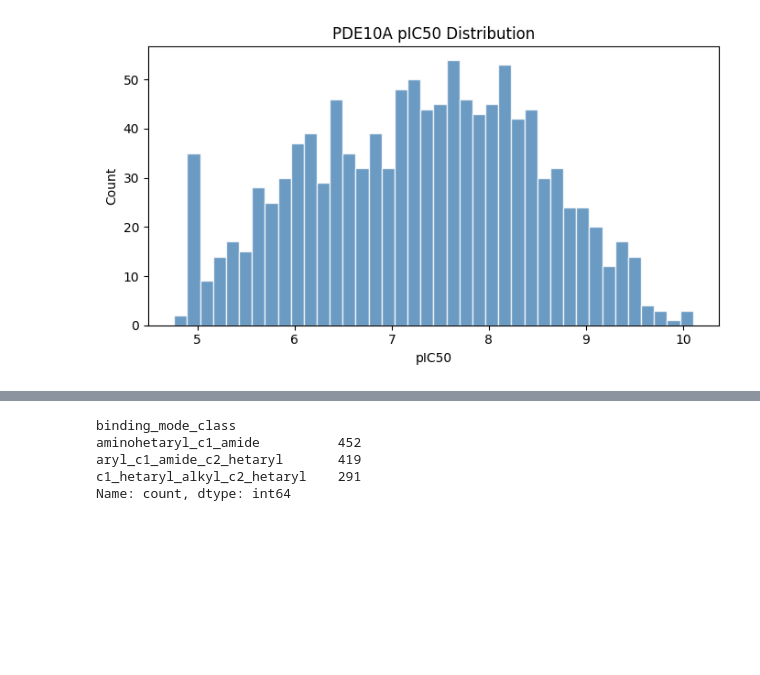
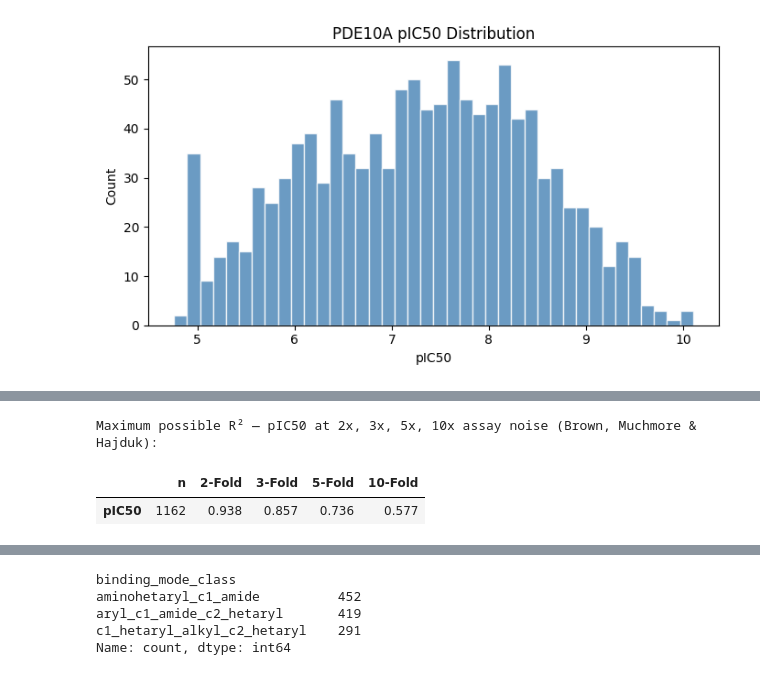
Before and after one commit to Zarif-S/uniq-plus-data-quantity-noise-qsar, a Jupyter notebook: notebooks/02_eda_baseline_pde10a.ipynb, the cells around one changed output, grey strips where cells are left out. Cells and saved outputs as stored; diff of their text form; code cells hidden in the pictures; blank space fills up the shorter version.

```diff
--- a/notebooks/02_eda_baseline_pde10a.ipynb
+++ b/notebooks/02_eda_baseline_pde10a.ipynb
@@ -94,0 +108,9 @@ Kurtosis: -0.775
+# %%
+mc_report = max_corr_report(df, [TARGET_COL])
+mc_report.index = ['pIC50']
+print('Maximum possible R² — pIC50 at 2x, 3x, 5x, 10x assay noise (Brown, Muchmore & Hajduk):')
+display(mc_report.round(3))
+# %% [output]
+Maximum possible R² — pIC50 at 2x, 3x, 5x, 10x assay noise (Brown, Muchmore & Hajduk):
+|  | n | 2-Fold | 3-Fold | 5-Fold | 10-Fold |
+| pIC50 | 1162 | 0.938 | 0.857 | 0.736 | 0.577 |
```
Also changed, not shown: parts of 11 cells of this notebook, 11 other files.
